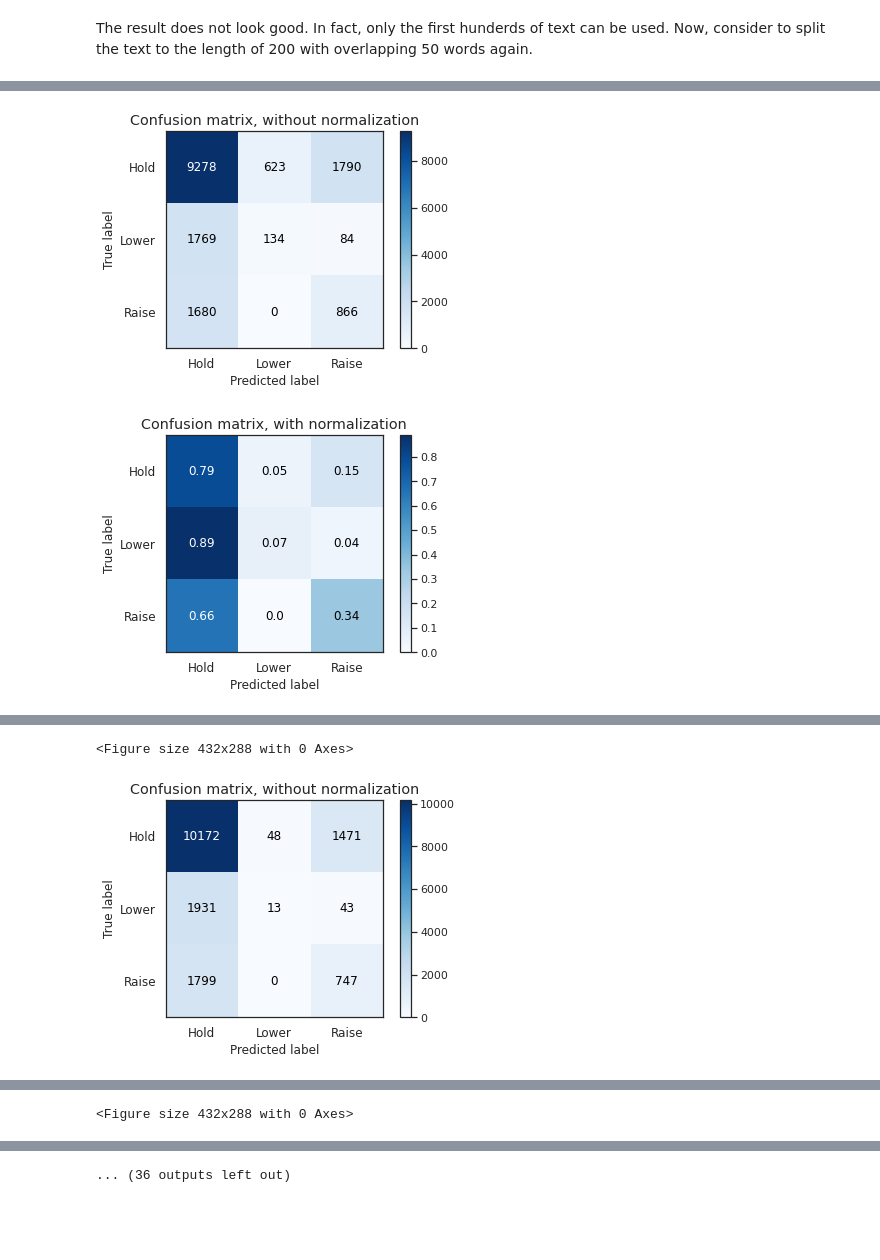
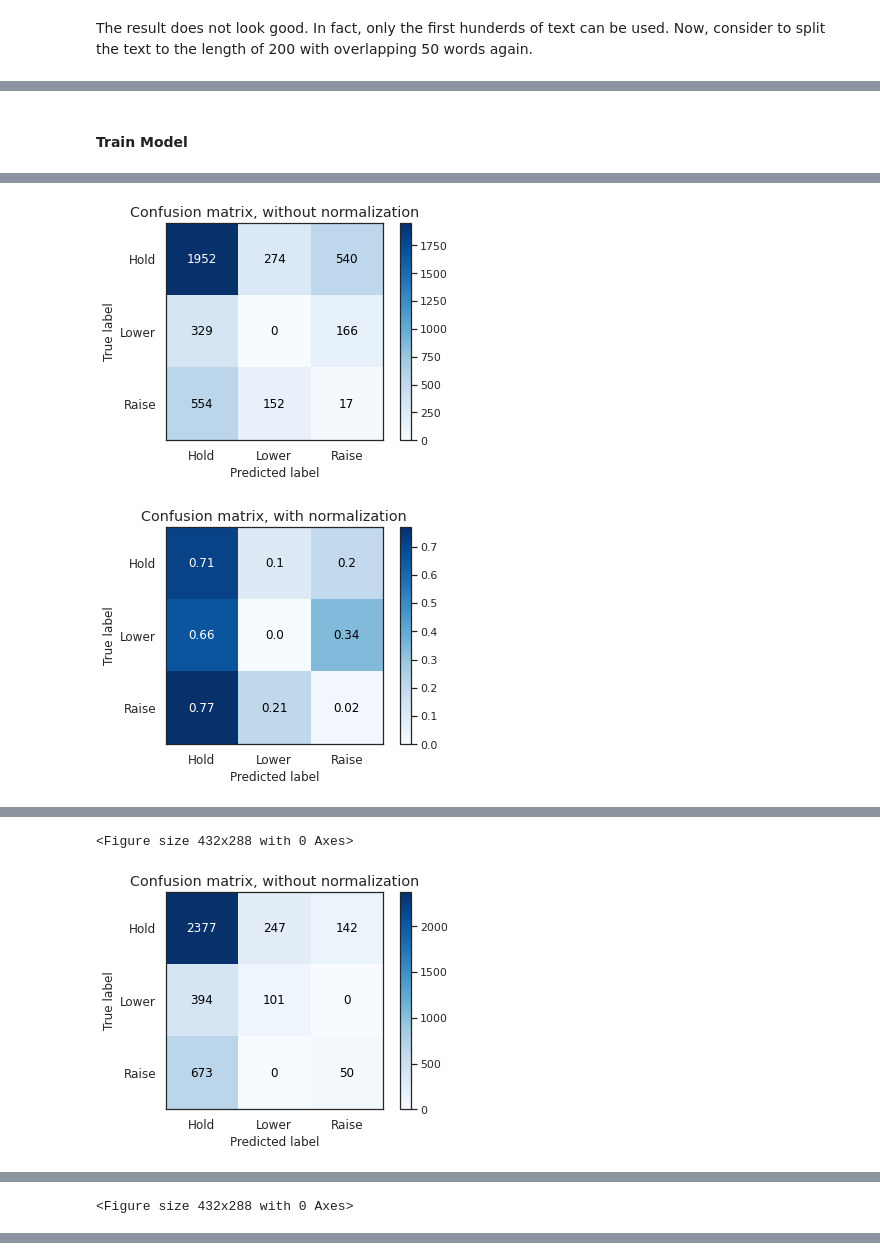
Before and after one commit to seanahmad/NLP-Federal-Reserve-Corpora, a Jupyter notebook: src/6_FOMC_Analysis_Model_Train.ipynb, the cells around one changed output, grey strips where cells are left out. Drawn from its saved outputs; the diff is of its cells as text; code cells hidden in the pictures; blank space fills up the shorter version.

```diff
--- a/src/6_FOMC_Analysis_Model_Train.ipynb
+++ b/src/6_FOMC_Analysis_Model_Train.ipynb
@@ -575,7 +741,7 @@ sentiment_dict = { sentiment: sentiment_df.loc[sentiment_df['sentiment']==sentim
 # %%
 # Consider Negation
-negate = ["cannot", "ain't", "aren't", "can't",
-          "couldn't", "daren't", "didn't", "doesn't", "hadnt", "hasnt", "havent", "isnt", "mightnt", "mustnt",
+negate = ["aint", "arent", "cannot", "cant", "couldnt", "darent", "didnt", "doesnt", "ain't", "aren't", "can't",
+          "couldn't", "daren't", "didn't", "doesn't", "dont", "hadnt", "hasnt", "havent", "isnt", "mightnt", "mustnt",
           "neither", "don't", "hadn't", "hasn't", "haven't", "isn't", "mightn't", "mustn't", "neednt", "needn't",
           "never", "none", "nope", "nor", "not", "nothing", "nowhere", "oughtnt", "shant", "shouldnt", "wasnt",
           "werent", "oughtn't", "shan't", "shouldn't", "wasn't", "weren't", "without", "wont", "wouldnt", "won't",
@@ -1079,7 +1282,7 @@ def metric(y_true, y_pred):
 scoring = {'Accuracy': 'accuracy', 'F1': 'f1_macro'}
 refit = 'F1'
 # %%
-def train_grid_search(estimator, param_grid, feature, scoring, refit, cv=5, verbose=1, plot=True):
+def train_grid_search(estimator, param_grid, scoring, refit, cv=5, verbose=1, plot=True):
     model = GridSearchCV(estimator, param_grid=param_grid, cv=cv, scoring=scoring, verbose=verbose,
                          refit=refit, n_jobs=-1, return_train_score=True)
     model.fit(X_train, Y_train)
@@ -1205,8 +1408,7 @@ def train_grid_search(estimator, param_grid, feature, scoring, refit, cv=5, verb
 
         plt.tight_layout(pad=3.0)
         plt.show()
-        plt.savefig(graph_dir + 'tgs_learning_curve_{}'.format(feature) + '.png')#bbox_inches='tight')
-
+        plt.savefig(graph_dir + 'tgs_learning_curve_full' + '.png')#, bbox_inches='tight')
 
         ### Confusion Matrix ###
         class_names = ['Lower', 'Hold', 'Raise']
@@ -1235,7 +1437,6 @@ def train_grid_search(estimator, param_grid, feature, scoring, refit, cv=5, verb
 
         plt.tight_layout(pad=3.0)
         plt.show()
-        plt.savefig(graph_dir + 'conf_mats_{}'.format(feature) + '.png')#bbox_inches='tight')
-
+        plt.savefig(graph_dir + 'conf_mats_full' + '.png')#, bbox_inches='tight')
 
     return model
@@ -1279,7 +1481,7 @@ param_grid = {'n_estimators': np.linspace(1, 60, 10, dtype=int),
               'criterion': ['gini'],
               'bootstrap': [False]}
 
-rf_model = train_grid_search(rf_clf, param_grid, 'tgs_target_cos_sim', scoring, refit, cv=kfold, verbose=1, plot=True)
+rf_model = train_grid_search(rf_clf, param_grid, scoring, refit, cv=kfold, verbose=1, plot=True)
 rf_best = rf_model.best_estimator_
 # %% [output]
 Fitting 3 folds for each of 20 candidates, totalling 60 fits
@@ -1847,17 +2118,28 @@ split_train_df.shape
 # Split functions to process long text in machine learning based NLP
 
 def get_split(text, split_len=200, overlap=50):
+    '''
+    Returns a list of split text of $split_len with overlapping of $overlap.
+    Each item of the list will have around split_len length of text.
+    '''
     l_total = []
     words = re.findall(r'\b([a-zA-Z]+n\'t|[a-zA-Z]+\'s|[a-zA-Z]+)\b', text)
+
     if len(words) < split_len:
         n = 1
     else:
         n = (len(words) - overlap) // (split_len - overlap) + 1
+
     for i in range(n):
         l_parcial = words[(split_len - overlap) * i: (split_len - overlap) * i + split_len]
         l_total.append(" ".join(l_parcial))
     return l_total
+
 def get_split_df(df, split_len=200, overlap=50):
+    '''
+    Returns a dataframe which is an extension of an input dataframe.
+    Each row in the new dataframe has less than $split_len words in 'text'.
+    '''
     split_data_list = []
 
     for i, row in tqdm(df.iterrows(), total=df.shape[0]):
@@ -1868,7 +2150,9 @@ def get_split_df(df, split_len=200, overlap=50):
             #print(len(re.findall(r'\b([a-zA-Z]+n\'t|[a-zA-Z]+\'s|[a-zA-Z]+)\b', text)))
             #row['word_count'] = len(re.findall(r'\b([a-zA-Z]+n\'t|[a-zA-Z]+\'s|[a-zA-Z]+)\b', text))
             split_data_list.append(list(row))
+
     split_df = pd.DataFrame(split_data_list, columns=df.columns)
+
     return split_df
 # %%
 split_train_df = get_split_df(split_train_df)
@@ -1956,8 +2240,10 @@ GloveTextClassifier(
   (fc2): Linear(in_features=17, out_features=3, bias=True)
   (softmax): LogSoftmax(dim=1)
 )
+# %% [markdown]
+#### Train Model
 # %%
 # Train the model (TODO long waiting times; gpu mounting issues, assign processes to gpu threads?):
-train_model(model, epochs=3, batch_size=16, learning_rate=1e-4, sequence_length=200, clip=5, print_every=950) #TODO: change print_every to get graphs
+train_model(model, epochs=3, batch_size=16, learning_rate=1e-4, sequence_length=200, clip=5, print_every=10)
 # %% [output]
 Starting epoch 1
@@ -1980,2 +2266,2 @@ Epoch: 1, Average Accuracy: 0.63350592, Average f1: 0.39508560
-[figure, old version]
+[figure, new version]
-[figure, old version]
+[figure, new version]
@@ -1999,2 +2285,2 @@ Epoch: 1, Average Accuracy: 0.67381657, Average f1: 0.37279897
 <Figure size 432x288 with 0 Axes>
-[figure, old version]
+[figure, new version]
@@ -2039,2 +2309 @@ Epoch: 1, Average Accuracy: 0.71523669, Average f1: 0.30734235
-... (36 outputs left out)
 # %% [markdown]
```
Also changed, not shown: parts of 127 cells of this notebook, 31 other files.
